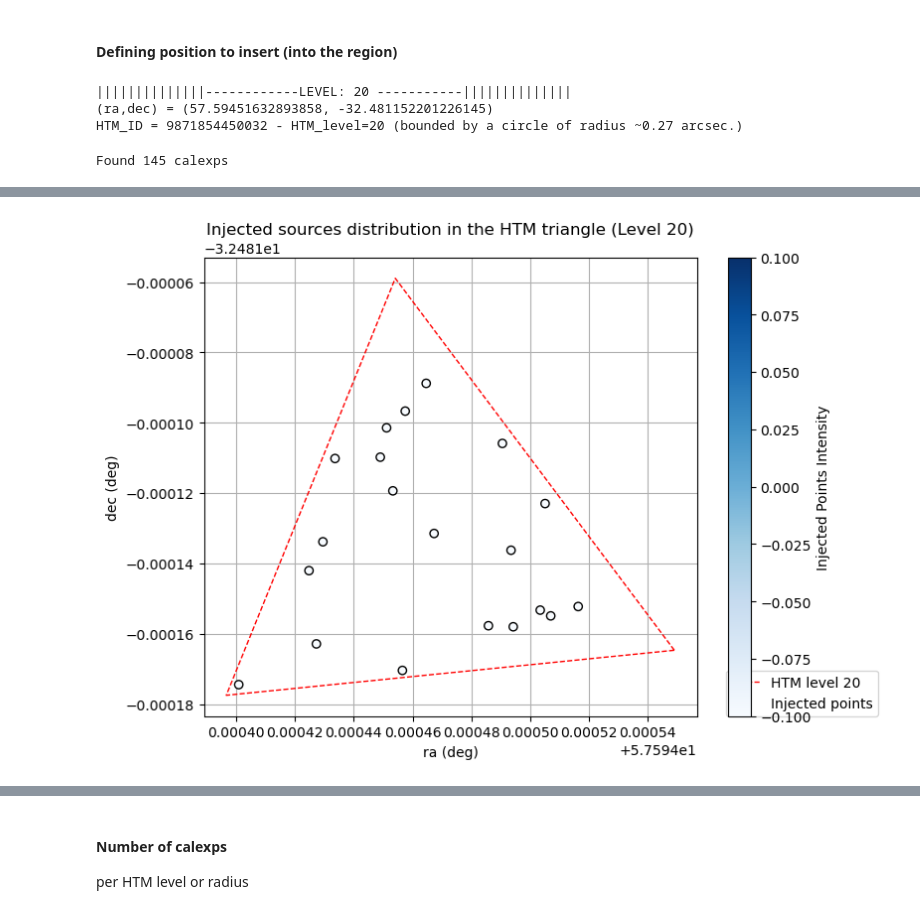
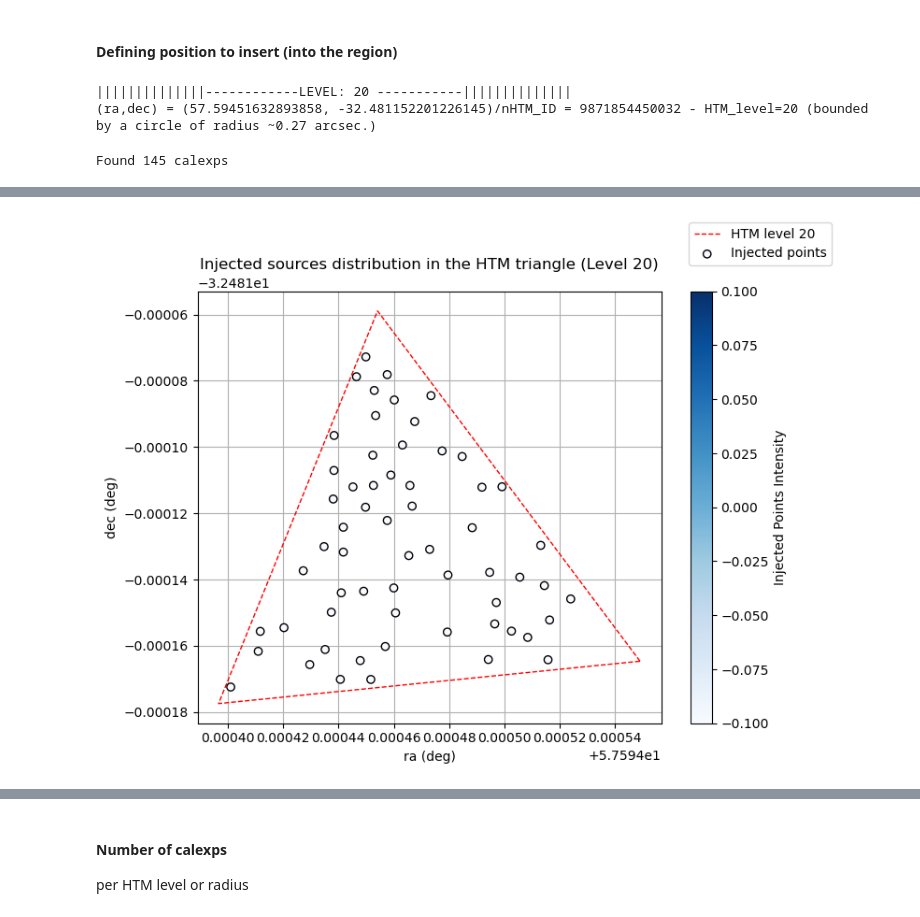
Before and after one commit to nowokaren/DP0_microlensing, a Jupyter notebook: main_overlap.ipynb, the cells around one changed output, grey strips where cells are left out. Drawn from its saved outputs; the diff is of its cells as text; code cells hidden in the pictures.

```diff
--- a/main_overlap.ipynb
+++ b/main_overlap.ipynb
@@ -388,17 +388,16 @@ import matplotlib.pyplot as plt
 ratio_lc_area = [0.05,0.1,0.15]
 levels = [20]
 problems = []
-numb = [20, 25, 40, 55]
+numb = [60, 25, 40, 55]
 for n, lvl in zip(numb,levels):
     print(f"||||||||||||||------------LEVEL: {lvl} -----------||||||||||||||")
     process = Run(name = f"test_triangle", htm_level=lvl)
     params = [{"t_0": 60700.5, "t_E": 110, "u_0": 0.5, "m_base": m} for m in np.linspace(18,24,n)]
-    process.add_lc(params[0], ra=57.59451632893858, dec=-32.481152201226145)
+    process.add_lc(params[0], ra=57.59451632893858, dec=-32.481152201226145, band="i")
     for p in params[1:]:
         process.add_lc(p, dist=0.0001)
     process.sky_map(calexps=False)
 # %% [output]
 ||||||||||||||------------LEVEL: 20 -----------||||||||||||||
-(ra,dec) = (57.59451632893858, -32.481152201226145)
-HTM_ID = 9871854450032 - HTM_level=20 (bounded by a circle of radius ~0.27 arcsec.)
+(ra,dec) = (57.59451632893858, -32.481152201226145)/nHTM_ID = 9871854450032 - HTM_level=20 (bounded by a circle of radius ~0.27 arcsec.)
 Found 145 calexps
@@ -406,2 +404,2 @@ Warning: forced distance (0.0001) is too large for the order of magnitude of the
-[figure, old version]
+[figure, new version]
 # %%
```
Also changed, not shown: parts of 20 cells of this notebook, 10 other files.
